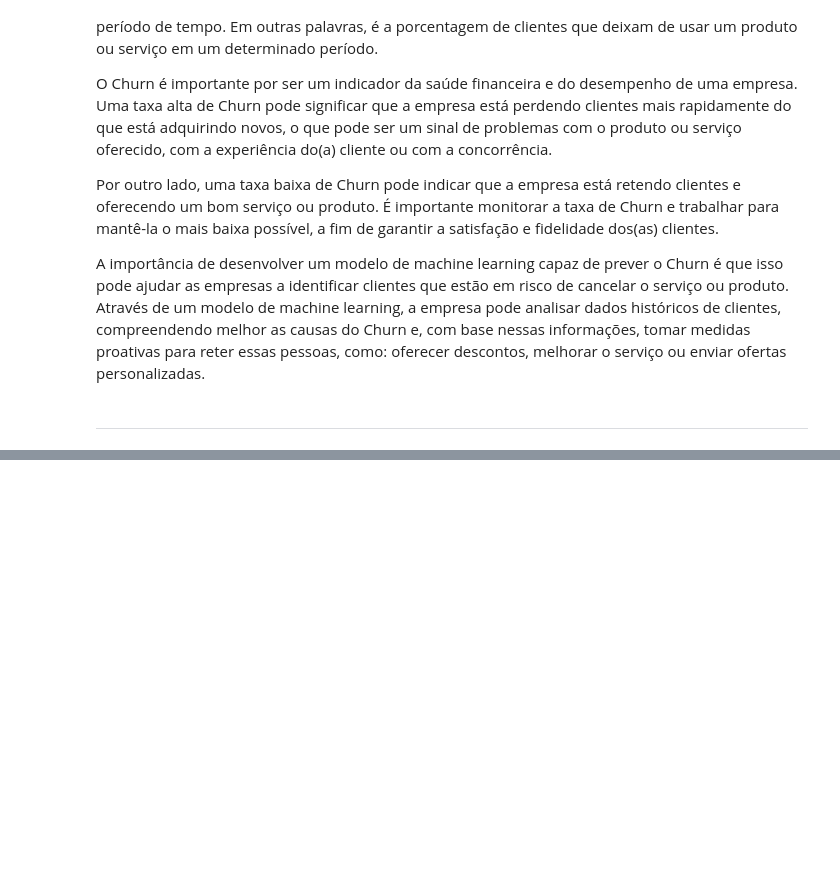
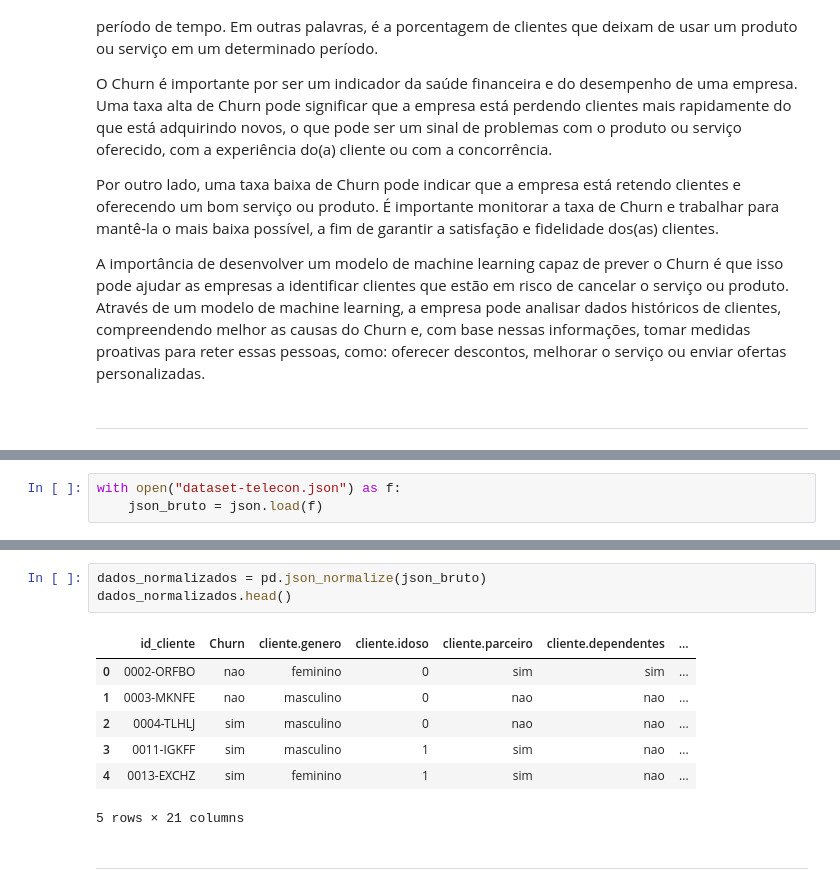
Before and after one commit to profmatheuspassos/Pandas--limpeza-e-tratamento-de-dados, a Jupyter notebook: limpeza_tratamento_churn.ipynb, the cells around one changed output, grey strips where cells are left out. Saved outputs shown, nothing was run; the diff lists cells and outputs as text; blank space fills up the shorter version.

```diff
--- a/limpeza_tratamento_churn.ipynb
+++ b/limpeza_tratamento_churn.ipynb
@@ -61,0 +66,3 @@ A importância de desenvolver um modelo de machine learning capaz de prever o Ch
+# %%
+with open("dataset-telecon.json") as f:
+    json_bruto = json.load(f)
@@ -61,0 +89,13 @@ A importância de desenvolver um modelo de machine learning capaz de prever o Ch
+# %%
+dados_normalizados = pd.json_normalize(json_bruto)
+dados_normalizados.head()
+# %% [output]
+|  | id_cliente | Churn | cliente.genero | cliente.idoso | cliente.parceiro | cliente.dependentes | ... |
+| 0 | 0002-ORFBO | nao | feminino | 0 | sim | sim | ... |
+| 1 | 0003-MKNFE | nao | masculino | 0 | nao | nao | ... |
+| 2 | 0004-TLHLJ | sim | masculino | 0 | nao | nao | ... |
+| 3 | 0011-IGKFF | sim | masculino | 1 | sim | nao | ... |
+| 4 | 0013-EXCHZ | sim | feminino | 1 | sim | nao | ... |
+5 rows × 21 columns
+# %% [markdown]
+---
```
Also changed, not shown: parts of 7 cells of this notebook, 1 other file.
